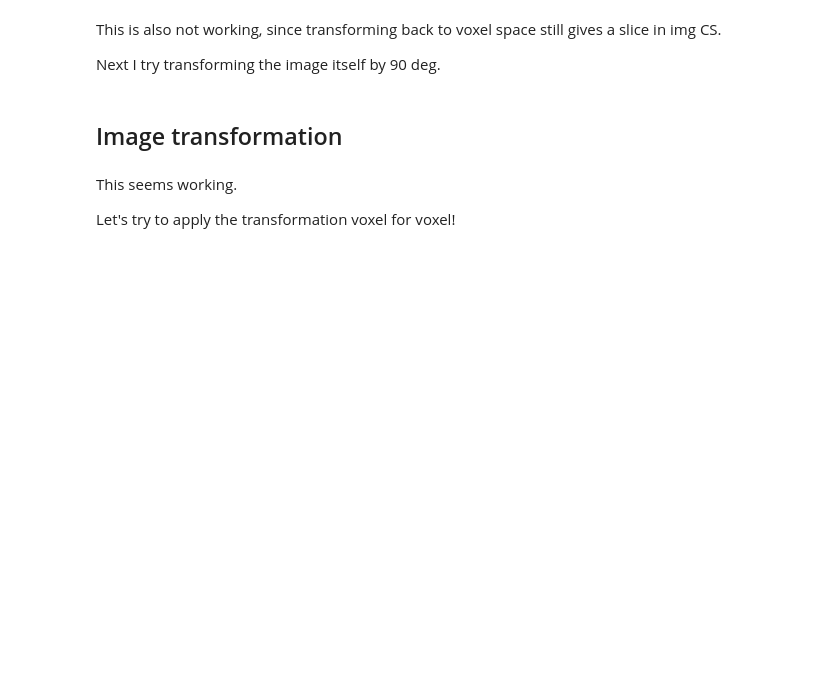
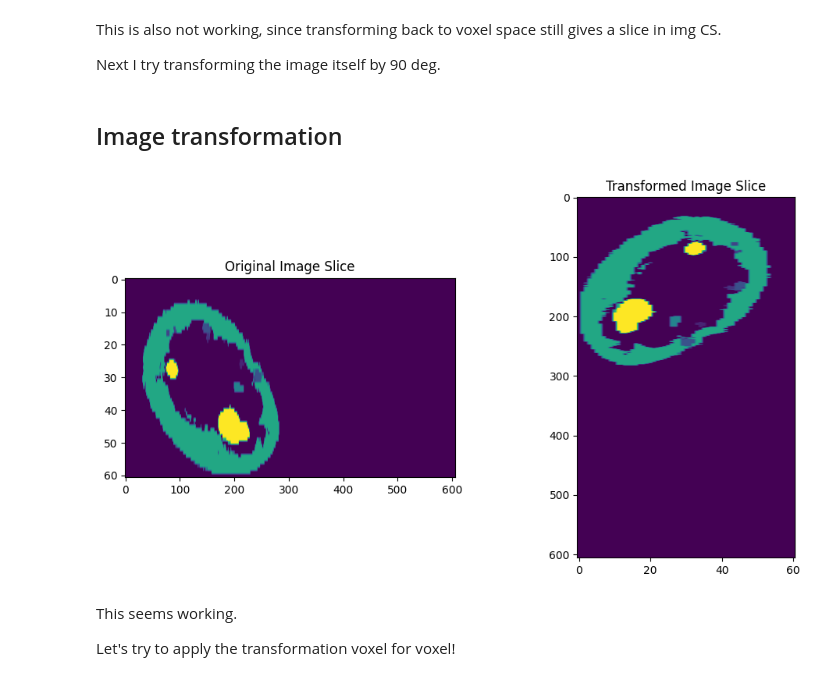
Before and after one commit to carlocagnetta/robotic_nerve_us, a Jupyter notebook: nibabel_visualization/mri_visual.ipynb, the cells around one changed output. Cells and saved outputs as stored; diff of their text form; code cells hidden in the pictures; blank space fills up the shorter version.

```diff
--- a/nibabel_visualization/mri_visual.ipynb
+++ b/nibabel_visualization/mri_visual.ipynb
@@ -251,21 +285,23 @@ Next I try transforming the image itself by 90 deg.
 # %% [markdown]
 ## Image transformation
 # %%
-rotated_data = np.rot90(mri_1_label_data, k=1, axes=(0, 2))
-rotated_img = nib.Nifti1Image(rotated_data, mri_1_label_affine)
-nib.save(rotated_img, 'path_to_save_rotated_volume.nii')
+rot_90_data = np.rot90(mri_1_label_data, k=1, axes=(0, 2))
+rot_90_img = nib.Nifti1Image(rot_90_data, np.eye(4))
+nib.save(rot_90_img, 'rot_90_img.nii')
 
 # Display the original and transformed images (slices)
-# original_slice = mri_1_label_data[:, mri_1_label_data.shape[1]-20, :]
-# transformed_slice = rotated_img.get_fdata()[:, rotated_img.shape[1]-20, :]
+original_slice = mri_1_label_data[:, mri_1_label_data.shape[1]-20, :]
+transformed_slice = rot_90_img.get_fdata()[:, rot_90_img.shape[1]-20, :]
 
-# plt.figure(figsize=(12, 6))
-# plt.subplot(1, 2, 1)
-# plt.imshow(original_slice.T, aspect=6)
-# plt.title('Original Image Slice')
+plt.figure(figsize=(12, 6))
+plt.subplot(1, 2, 1)
+plt.imshow(original_slice.T, aspect=6)
+plt.title('Original Image Slice')
 
-# plt.subplot(1, 2, 2)
-# plt.imshow(transformed_slice.T, aspect=1/6)
-# plt.title('Transformed Image Slice')
+plt.subplot(1, 2, 2)
+plt.imshow(transformed_slice.T, aspect=1/6)
+plt.title('Transformed Image Slice')
 
-# plt.show()
+plt.show()
+# %% [output]
+[figure, added]
```
Also changed, not shown: parts of 48 cells of this notebook.
